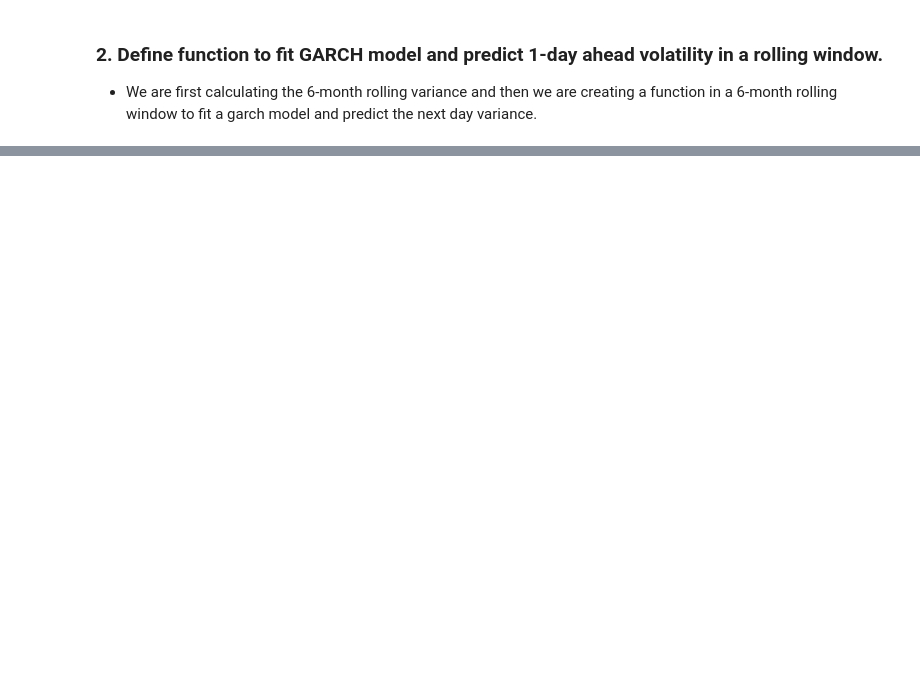
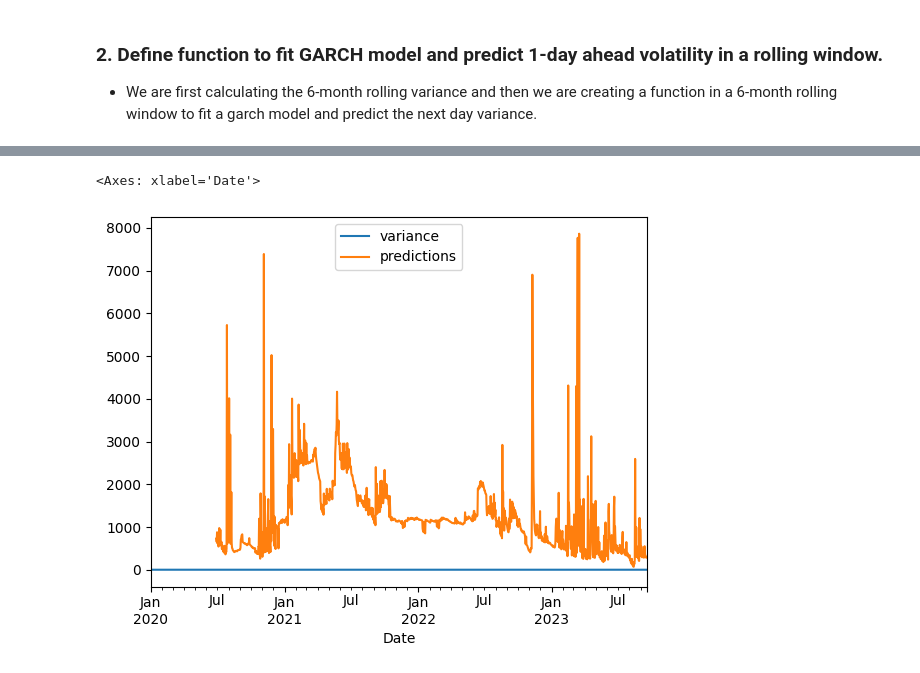
Before and after one commit to cody-mckeon/Intraday_GARCH_Trading, a Jupyter notebook: Intraday_GARCH.ipynb, the cells around one changed output, grey strips where cells are left out. Cells and saved outputs as stored; diff of their text form; code cells hidden in the pictures; blank space fills up the shorter version.

Commit message:
Finished implementing model

```diff
--- a/Intraday_GARCH.ipynb
+++ b/Intraday_GARCH.ipynb
@@ -16,50 +16,58 @@
 </ul>
 # %%
 import matplotlib.pyplot as plt
+import matplotlib.ticker as mtick
 from arch import arch_model
 import pandas as pd
+import pandas_ta
 import numpy as np
 import os
 
 # Define the path to the folder containing the data files.
 # This path will be used to load CSV files containing daily and intraday data.
-# data_folder = '/Users/codymckeon/Library/Mobile Documents/com~apple~CloudDocs/ml_projects/unsupervised/intraday_garch_model/data'
+data_folder = '/Users/codymckeon/Library/Mobile Documents/com~apple~CloudDocs/ml_projects/unsupervised/intraday_garch_model/data'
 
 # Load the simulated daily data from a CSV file into a pandas DataFrame.
 # The CSV file is expected to contain columns like 'Date' and 'Adj Close'.
-# daily_df = pd.read_csv(os.path.join(data_folder, 'simulated_daily_data.csv'))
+daily_df = pd.read_csv(os.path.join(data_folder, 'simulated_daily_data.csv'))
 
 # Convert the 'Date' column in the daily data to datetime format.
 # This is essential for time-series analysis and setting the date as an index.
-# daily_df["Date"]= pd.to_datetime(daily_df['Date'])
+daily_df['Date']= pd.to_datetime(daily_df['Date'])
 
 # Set the 'Date' column as the index of the DataFrame.
 # This allows for easier time-series operations, such as resampling or filtering by date.
-# daily_df = daily_df.set_index('Date')
+daily_df = daily_df.set_index('Date')
 
 # Calculate the logarithmic returns based on the 'Adj Close' prices.
 # The log returns are computed by taking the natural log of the adjusted close price and then differencing it.
 # This is a common transformation used in financial analysis to analyze returns.
-# daily_df['log_ret'] = np.log(daily_df['Adj Close']).diff()
+daily_df['log_ret'] = np.log(daily_df['Adj Close']).diff()
+# Drop the 'Unnamed: 7' column
+daily_df.drop(columns=['Unnamed: 7'], inplace=True)
 
 # Load the simulated intraday 5-minute data from a CSV file into a pandas DataFrame.
 # The CSV file is expected to contain columns like 'datetime' and other relevant financial data.
-# intraday_5min_df = pd.read_csv(os.path.join(data_folder, 'simulated_5min_data.csv'))
+intraday_5min_df = pd.read_csv(os.path.join(data_folder, 'simulated_5min_data.csv'))
+
+# Convert the 'datetime' column to datetime objects and extract the date
+intraday_5min_df['date'] = pd.to_datetime(intraday_5min_df['datetime']).dt.date
+
+# Drop the 'Unnamed: 6' column
+intraday_5min_df.drop(columns=['Unnamed: 6'], inplace=True)
+
 
 # Convert the 'datetime' column in the intraday data to datetime format.
 # This ensures that the timestamp is correctly interpreted for time-series analysis.
-# intraday_5min_df['datetime'] = pd.to_datetime(intraday_5min_df['datetime'])
+intraday_5min_df['datetime'] = pd.to_datetime(intraday_5min_df['datetime'])
 
 # Set the 'datetime' column as the index of the DataFrame.
 # This allows for easier time-series operations, such as filtering or aggregating data by time intervals.
-# intraday_5min_df = intraday_5min_df.set_index('datetime')
-# intraday_5min_df
+intraday_5min_df = intraday_5min_df.set_index('datetime')
 
+intraday_5min_df['date'] = pd.to_datetime(intraday_5min_df['date'])
 
-# Convert the 'Unnamed: 6' column (which likely represents an additional timestamp or date) to datetime format.
-# This step is crucial if this column is to be used for further time-based operations.
-# intraday_5min_df['Unnamed: 6'] = pd.to_datetime(intraday_5min_df['Unnamed: 6'])
-
+intraday_5min_df
 # Extract only the date component from the index of the intraday data.
 # This could be useful for aligning intraday data with daily data or performing date-based groupings.
 # intraday_5min_df.index.date
@@ -81,8 +99,11 @@ daily_df = daily_df['2020-01-01':].copy()
 
 
 def predict_volatility(x):
+    #Rescale the data
+    rescaled_x = x * 1000
 
-    best_model = arch_model(y=x,
+
+    best_model = arch_model(y=rescaled_x,
                             p=1,
                             q=3).fit(update_freq=5, disp='off')
 
@@ -271,0 +154,5 @@ model or by setting rescale=False.
+# %%
+daily_df[['variance', 'predictions']].plot()
+# %% [output]
+<Axes: xlabel='Date'>
+[figure, added]
```
Also changed, not shown: parts of 12 cells of this notebook.
